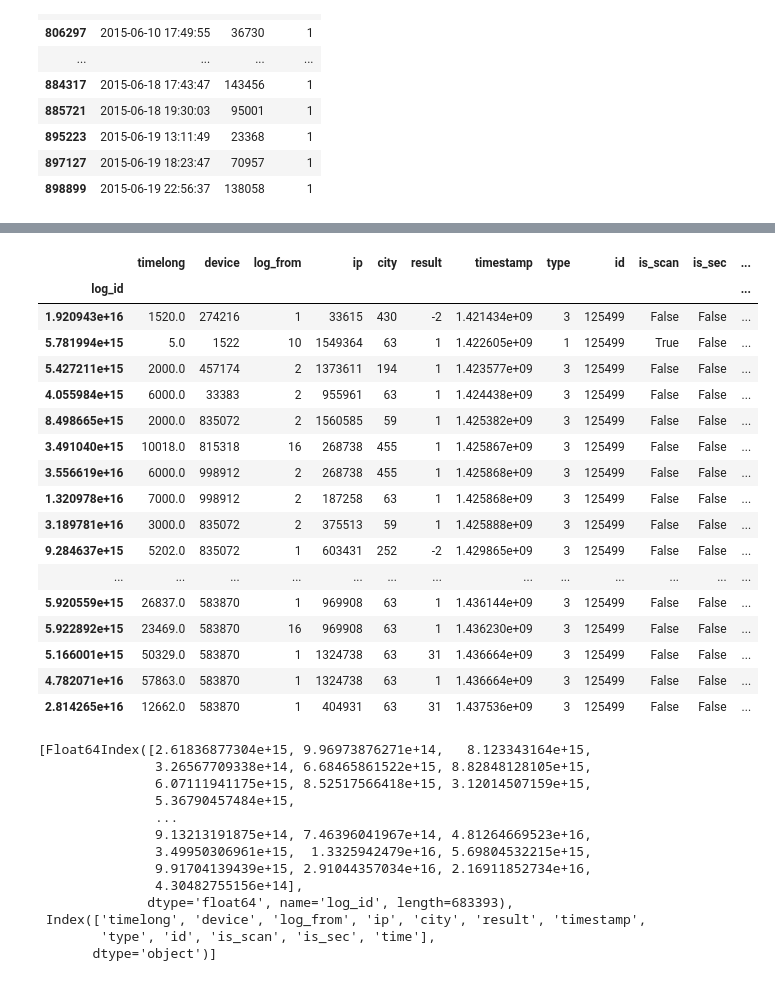
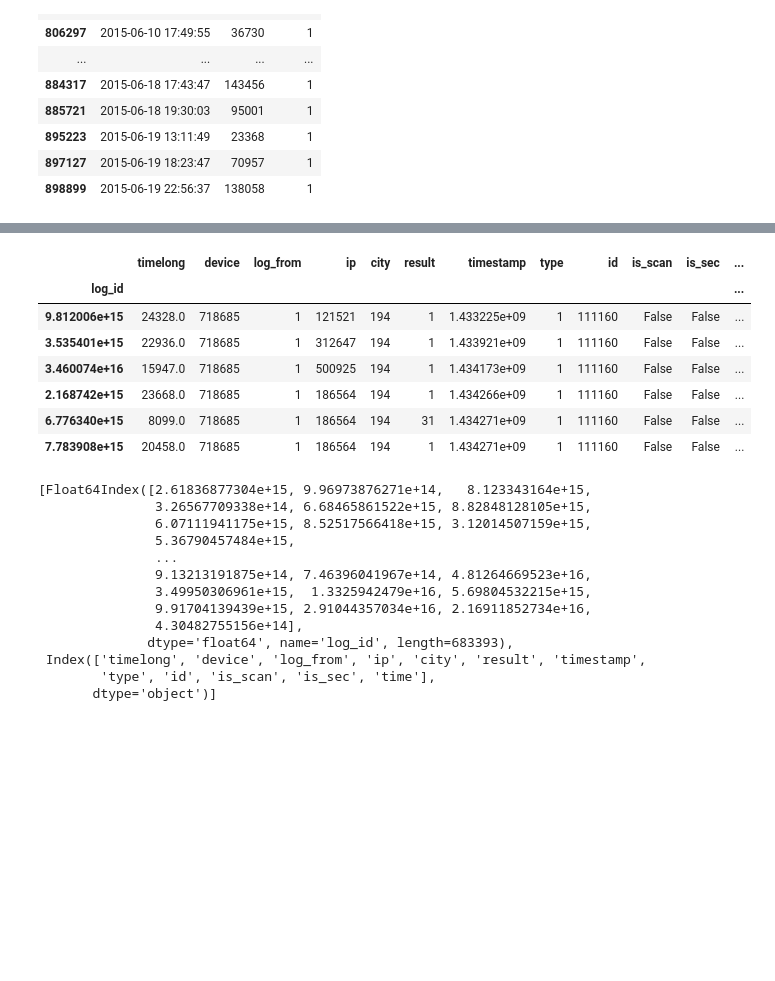
Before and after one commit to tusonggao/Kaggle_code, a Jupyter notebook: jd_contest/jd_contest.ipynb, the cells around one changed output, grey strips where cells are left out. Saved outputs shown, nothing was run; the diff lists cells and outputs as text; code cells hidden in the pictures; blank space fills up the shorter version.

```diff
--- a/jd_contest/jd_contest.ipynb
+++ b/jd_contest/jd_contest.ipynb
@@ -125,33 +144,23 @@ trade_df[trade_df.id==125499].sort_values(by='time', ascending = True)  # 174422
 # %%
-merged_login_df[merged_login_df.id==125499].sort_values(by='time', ascending = True)
+# merged_login_df[merged_login_df.id==137849].sort_values(by='time', ascending = True)
 #merged_login_df[merged_login_df.log_from==1].sort_values(by='time', ascending = True)
 # merged_login_df.sort_values(by='time', ascending = True)
-#merged_login_df[merged_login_df.device==835072].sort_values(by='time', ascending = True)
-# merged_login_df[merged_login_df.ip==1256768].sort_values(by='time', ascending = True)
+merged_login_df[merged_login_df.device==718685].sort_values(by='time', ascending = True)
+# merged_login_df[merged_login_df.ip==121521].sort_values(by='time', ascending = True)
 # merged_login_df[merged_login_df.city==238].sort_values(by='time', ascending = True)
 # merged_login_df[merged_login_df.device==833972].sort_values(by='time', ascending = True)
 # merged_login_df[merged_login_df.result==6].sort_values(by='time', ascending = True)
 # merged_login_df[merged_login_df.timelong<0.0].sort_values(by='time', ascending = True)
 # login_test_df[merged_login_df.device==1059981].sort_values(by='time', ascending = True)
 # %% [output]
 |  | timelong | device | log_from | ip | city | result | timestamp | type | id | is_scan | is_sec | ... |
 | log_id |  |  |  |  |  |  |  |  |  |  |  | ... |
-| 1.920943e+16 | 1520.0 | 274216 | 1 | 33615 | 430 | -2 | 1.421434e+09 | 3 | 125499 | False | False | ... |
-| 5.781994e+15 | 5.0 | 1522 | 10 | 1549364 | 63 | 1 | 1.422605e+09 | 1 | 125499 | True | False | ... |
-| 5.427211e+15 | 2000.0 | 457174 | 2 | 1373611 | 194 | 1 | 1.423577e+09 | 3 | 125499 | False | False | ... |
-| 4.055984e+15 | 6000.0 | 33383 | 2 | 955961 | 63 | 1 | 1.424438e+09 | 3 | 125499 | False | False | ... |
-| 8.498665e+15 | 2000.0 | 835072 | 2 | 1560585 | 59 | 1 | 1.425382e+09 | 3 | 125499 | False | False | ... |
-| 3.491040e+15 | 10018.0 | 815318 | 16 | 268738 | 455 | 1 | 1.425867e+09 | 3 | 125499 | False | False | ... |
-| 3.556619e+16 | 6000.0 | 998912 | 2 | 268738 | 455 | 1 | 1.425868e+09 | 3 | 125499 | False | False | ... |
-| 1.320978e+16 | 7000.0 | 998912 | 2 | 187258 | 63 | 1 | 1.425868e+09 | 3 | 125499 | False | False | ... |
-| 3.189781e+16 | 3000.0 | 835072 | 2 | 375513 | 59 | 1 | 1.425888e+09 | 3 | 125499 | False | False | ... |
-| 9.284637e+15 | 5202.0 | 835072 | 1 | 603431 | 252 | -2 | 1.429865e+09 | 3 | 125499 | False | False | ... |
-| ... | ... | ... | ... | ... | ... | ... | ... | ... | ... | ... | ... | ... |
-| 5.920559e+15 | 26837.0 | 583870 | 1 | 969908 | 63 | 1 | 1.436144e+09 | 3 | 125499 | False | False | ... |
-| 5.922892e+15 | 23469.0 | 583870 | 16 | 969908 | 63 | 1 | 1.436230e+09 | 3 | 125499 | False | False | ... |
-| 5.166001e+15 | 50329.0 | 583870 | 1 | 1324738 | 63 | 31 | 1.436664e+09 | 3 | 125499 | False | False | ... |
-| 4.782071e+16 | 57863.0 | 583870 | 1 | 1324738 | 63 | 1 | 1.436664e+09 | 3 | 125499 | False | False | ... |
-| 2.814265e+16 | 12662.0 | 583870 | 1 | 404931 | 63 | 31 | 1.437536e+09 | 3 | 125499 | False | False | ... |
+| 9.812006e+15 | 24328.0 | 718685 | 1 | 121521 | 194 | 1 | 1.433225e+09 | 1 | 111160 | False | False | ... |
+| 3.535401e+15 | 22936.0 | 718685 | 1 | 312647 | 194 | 1 | 1.433921e+09 | 1 | 111160 | False | False | ... |
+| 3.460074e+16 | 15947.0 | 718685 | 1 | 500925 | 194 | 1 | 1.434173e+09 | 1 | 111160 | False | False | ... |
+| 2.168742e+15 | 23668.0 | 718685 | 1 | 186564 | 194 | 1 | 1.434266e+09 | 1 | 111160 | False | False | ... |
+| 6.776340e+15 | 8099.0 | 718685 | 1 | 186564 | 194 | 31 | 1.434271e+09 | 1 | 111160 | False | False | ... |
+| 7.783908e+15 | 20458.0 | 718685 | 1 | 186564 | 194 | 1 | 1.434271e+09 | 1 | 111160 | False | False | ... |
 # %%
 merged_login_df_new = merged_login_df.copy()
 merged_login_df_new[merged_login_df_new.timelong<=0.0] = np.nan
```
Also changed, not shown: parts of 6 cells of this notebook, 3 other files.
